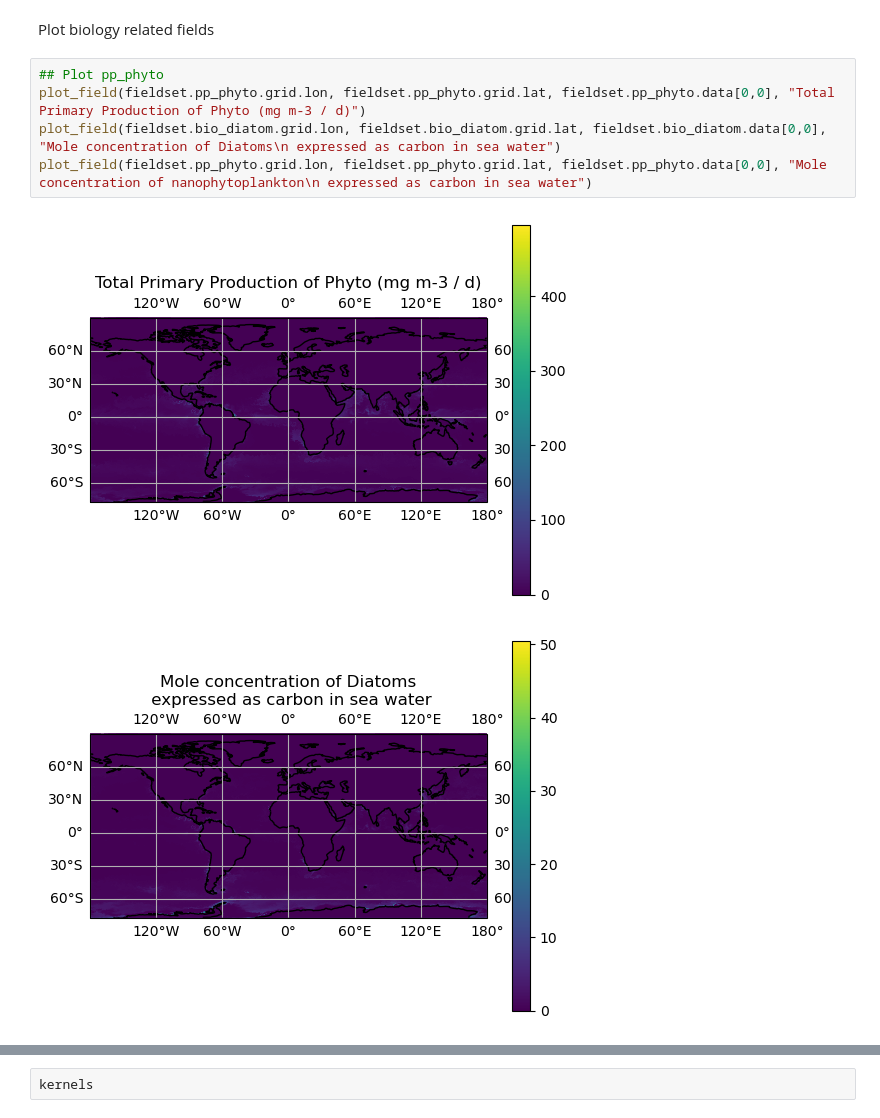
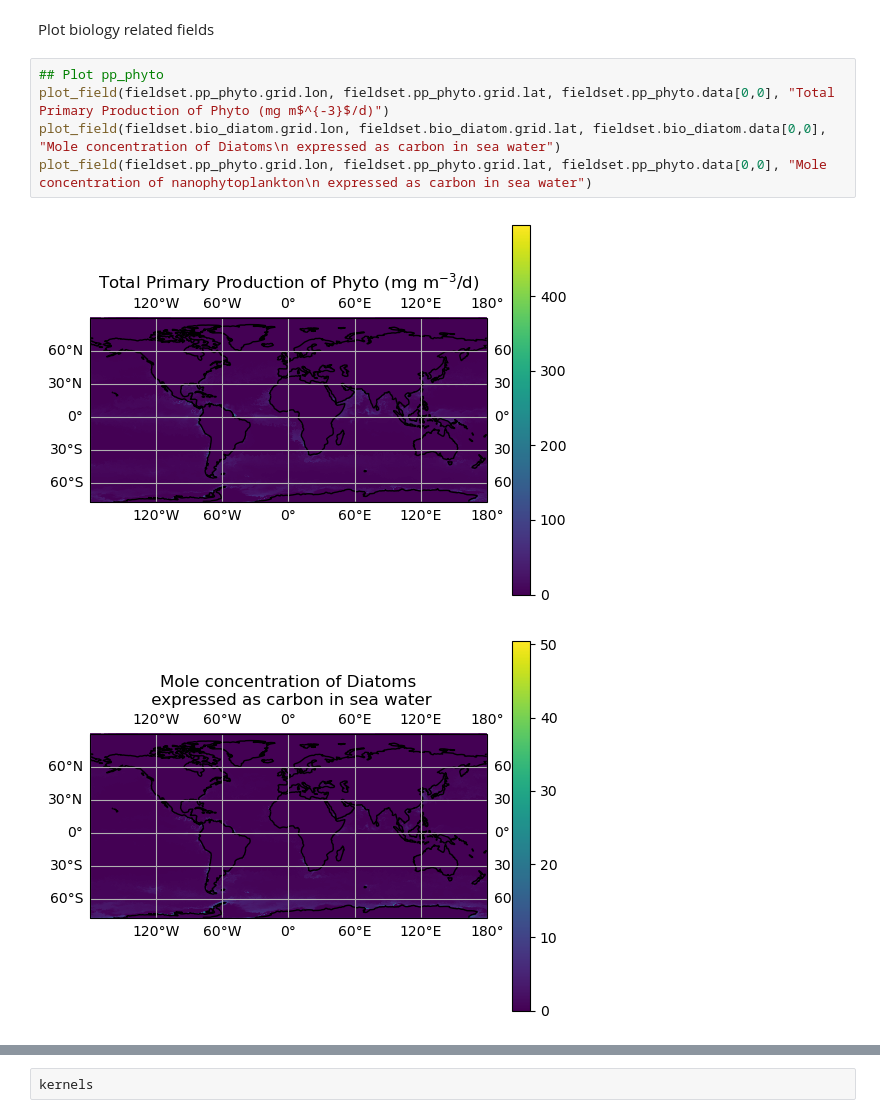
Before and after one commit to OceanParcels/plasticparcels, a Jupyter notebook: src/trajectory/PlasticParcels_DRAKKAR_demo.ipynb, the cells around one changed output, grey strips where cells are left out. Saved outputs shown, nothing was run; the diff lists cells and outputs as text.

```diff
--- a/src/trajectory/PlasticParcels_DRAKKAR_demo.ipynb
+++ b/src/trajectory/PlasticParcels_DRAKKAR_demo.ipynb
@@ -199,11 +184,11 @@ plot_field(fieldset.mixing_kz.grid.lon, fieldset.mixing_kz.grid.lat, fieldset.mi
 Plot biology related fields
 # %%
 ## Plot pp_phyto
-plot_field(fieldset.pp_phyto.grid.lon, fieldset.pp_phyto.grid.lat, fieldset.pp_phyto.data[0,0], "Total Primary Production of Phyto (mg m-3 / d)")
+plot_field(fieldset.pp_phyto.grid.lon, fieldset.pp_phyto.grid.lat, fieldset.pp_phyto.data[0,0], "Total Primary Production of Phyto (mg m$^{-3}$/d)")
 plot_field(fieldset.bio_diatom.grid.lon, fieldset.bio_diatom.grid.lat, fieldset.bio_diatom.data[0,0], "Mole concentration of Diatoms\n expressed as carbon in sea water")
 plot_field(fieldset.pp_phyto.grid.lon, fieldset.pp_phyto.grid.lat, fieldset.pp_phyto.data[0,0], "Mole concentration of nanophytoplankton\n expressed as carbon in sea water")
 # %% [output]
-[figure, old version]
+[figure, new version]
 [figure]
 [figure]
 # %% [markdown]
```
Also changed, not shown: parts of 78 cells of this notebook, 1 other file.
